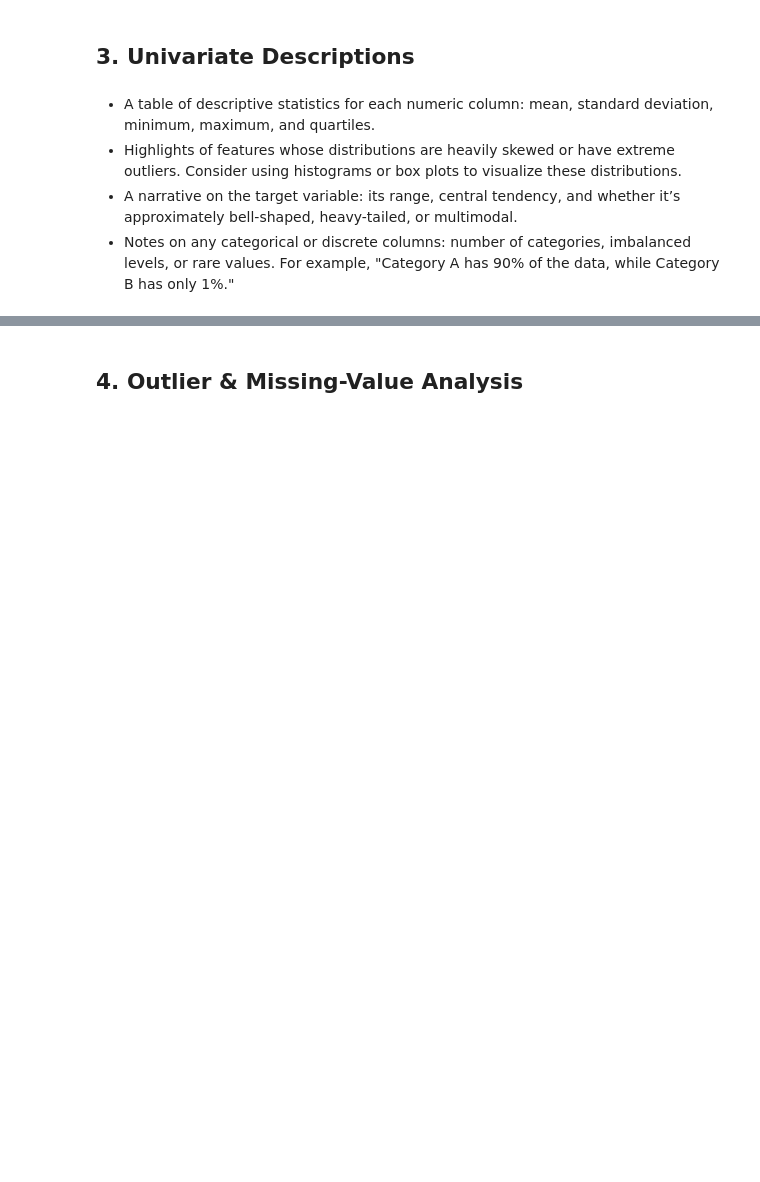
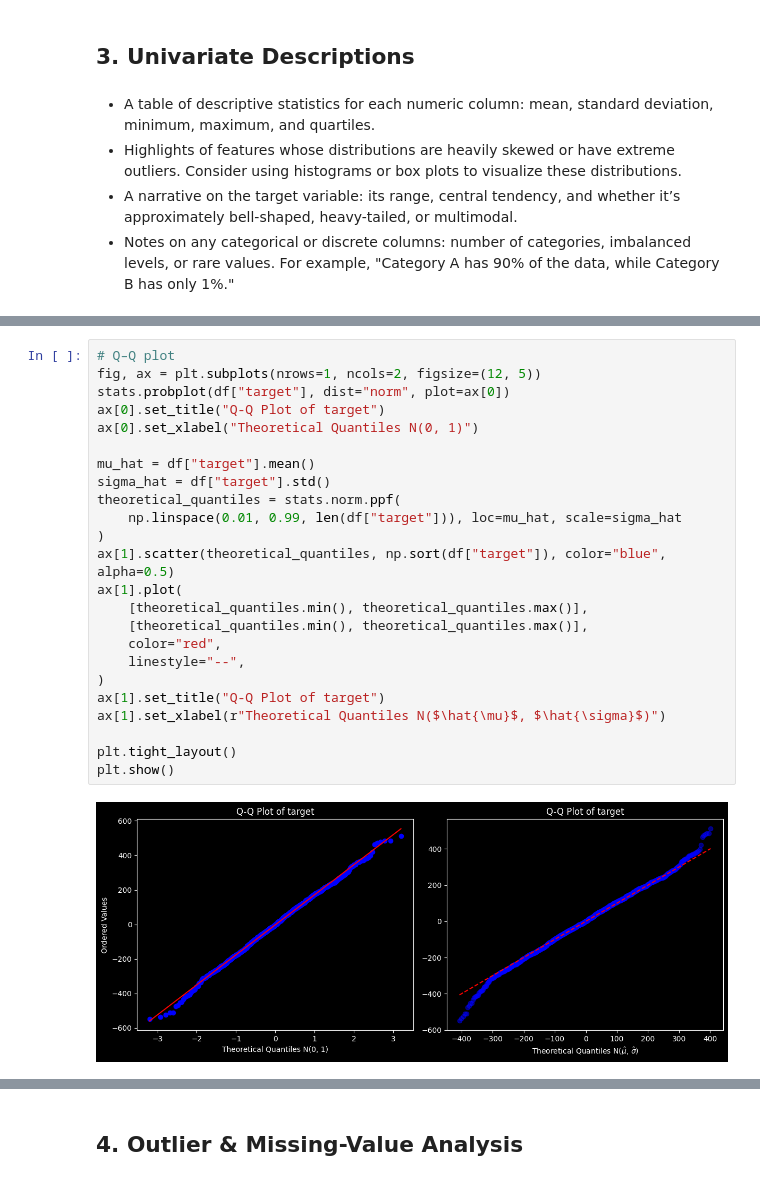
Before and after one commit to szm4c/bagging-boosting-stacking-study, a Jupyter notebook: notebooks/eda/regression_eda.ipynb, the cells around one changed output, grey strips where cells are left out. Drawn from its saved outputs; the diff is of its cells as text; blank space fills up the shorter version.

```diff
--- a/notebooks/eda/regression_eda.ipynb
+++ b/notebooks/eda/regression_eda.ipynb
@@ -127,0 +122,26 @@ Descriptive Statistics:
+# %%
+# Q–Q plot
+fig, ax = plt.subplots(nrows=1, ncols=2, figsize=(12, 5))
+stats.probplot(df["target"], dist="norm", plot=ax[0])
+ax[0].set_title("Q-Q Plot of target")
+ax[0].set_xlabel("Theoretical Quantiles N(0, 1)")
+
+mu_hat = df["target"].mean()
+sigma_hat = df["target"].std()
+theoretical_quantiles = stats.norm.ppf(
+    np.linspace(0.01, 0.99, len(df["target"])), loc=mu_hat, scale=sigma_hat
+)
+ax[1].scatter(theoretical_quantiles, np.sort(df["target"]), color="blue", alpha=0.5)
+ax[1].plot(
+    [theoretical_quantiles.min(), theoretical_quantiles.max()],
+    [theoretical_quantiles.min(), theoretical_quantiles.max()],
+    color="red",
+    linestyle="--",
+)
+ax[1].set_title("Q-Q Plot of target")
+ax[1].set_xlabel(r"Theoretical Quantiles N($\hat{\mu}$, $\hat{\sigma}$)")
+
+plt.tight_layout()
+plt.show()
+# %% [output]
+[figure, added]
```
Also changed, not shown: parts of 31 cells of this notebook.
